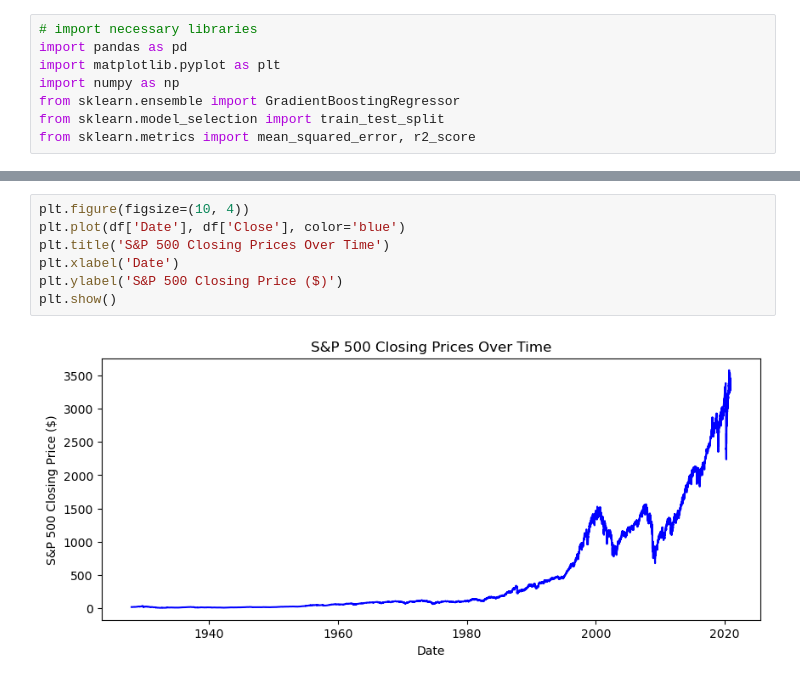
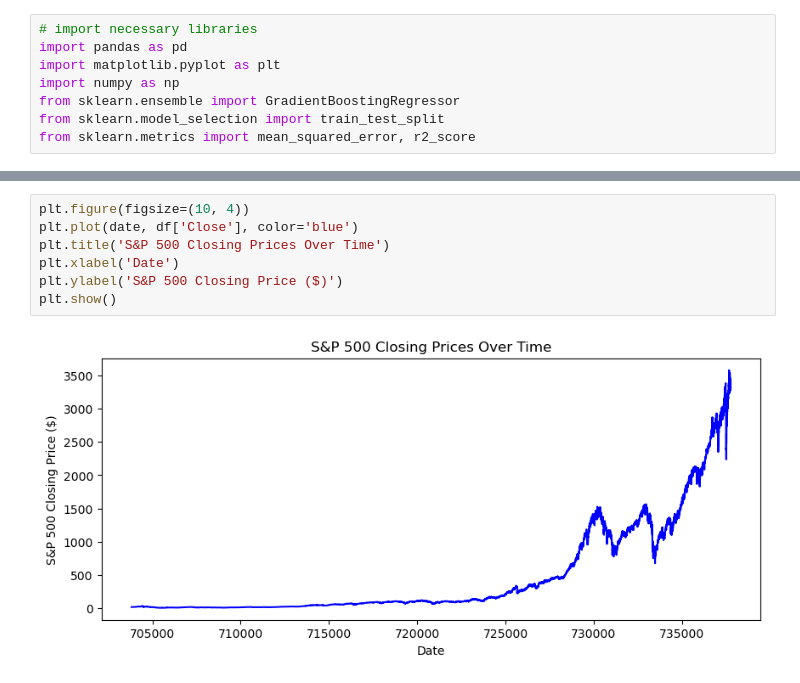
Before and after one commit to Yug-More/Stock-Market-CS171, a Jupyter notebook: notebooks/sp500/S&P 500 Historical Data (Data Pre-processing).ipynb, the cells around one changed output, grey strips where cells are left out. Cells and saved outputs as stored; diff of their text form.

```diff
--- a/notebooks/sp500/S&P 500 Historical Data (Data Pre-processing).ipynb
+++ b/notebooks/sp500/S&P 500 Historical Data (Data Pre-processing).ipynb
@@ -63,9 +80,9 @@ In order to evaluate the model, we split the dataset into training with fits the
 # %%
 plt.figure(figsize=(10, 4))
-plt.plot(df['Date'], df['Close'], color='blue')
+plt.plot(date, df['Close'], color='blue')
 plt.title('S&P 500 Closing Prices Over Time')
 plt.xlabel('Date')
 plt.ylabel('S&P 500 Closing Price ($)')
 plt.show()
 # %% [output]
-[figure, old version]
+[figure, new version]
```
Also changed, not shown: parts of 11 cells of this notebook.
